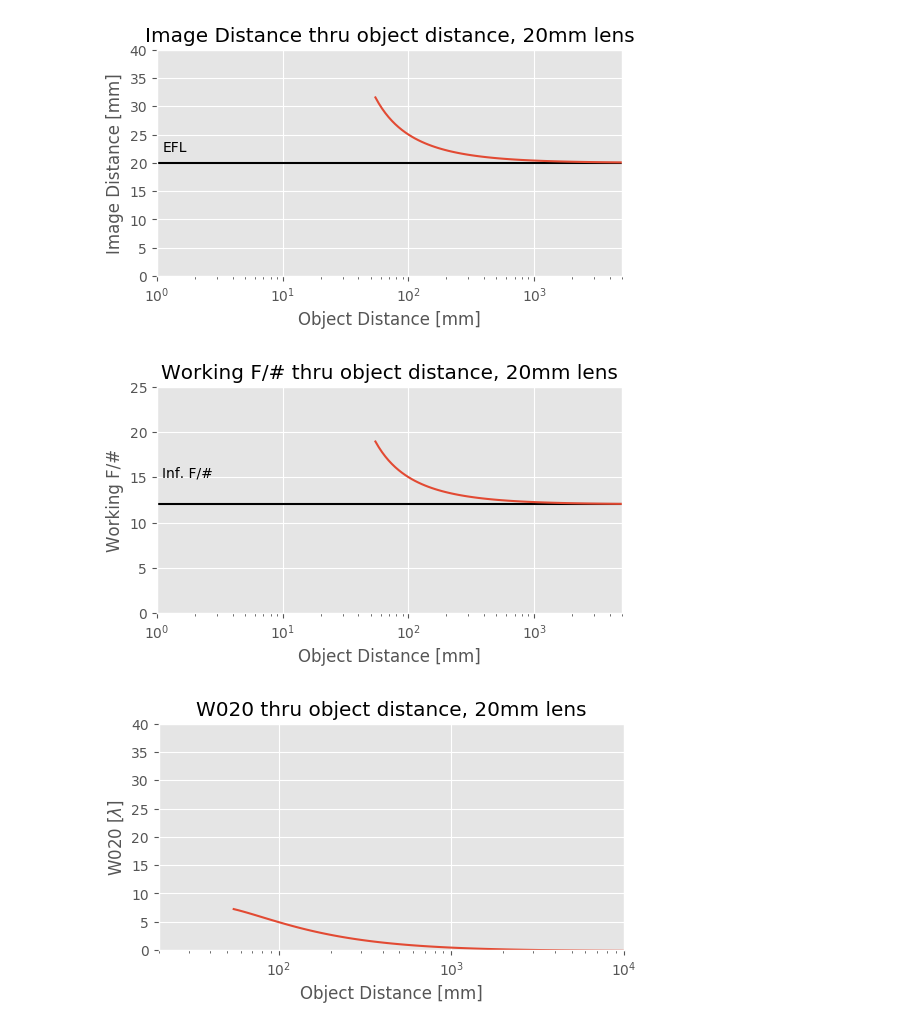
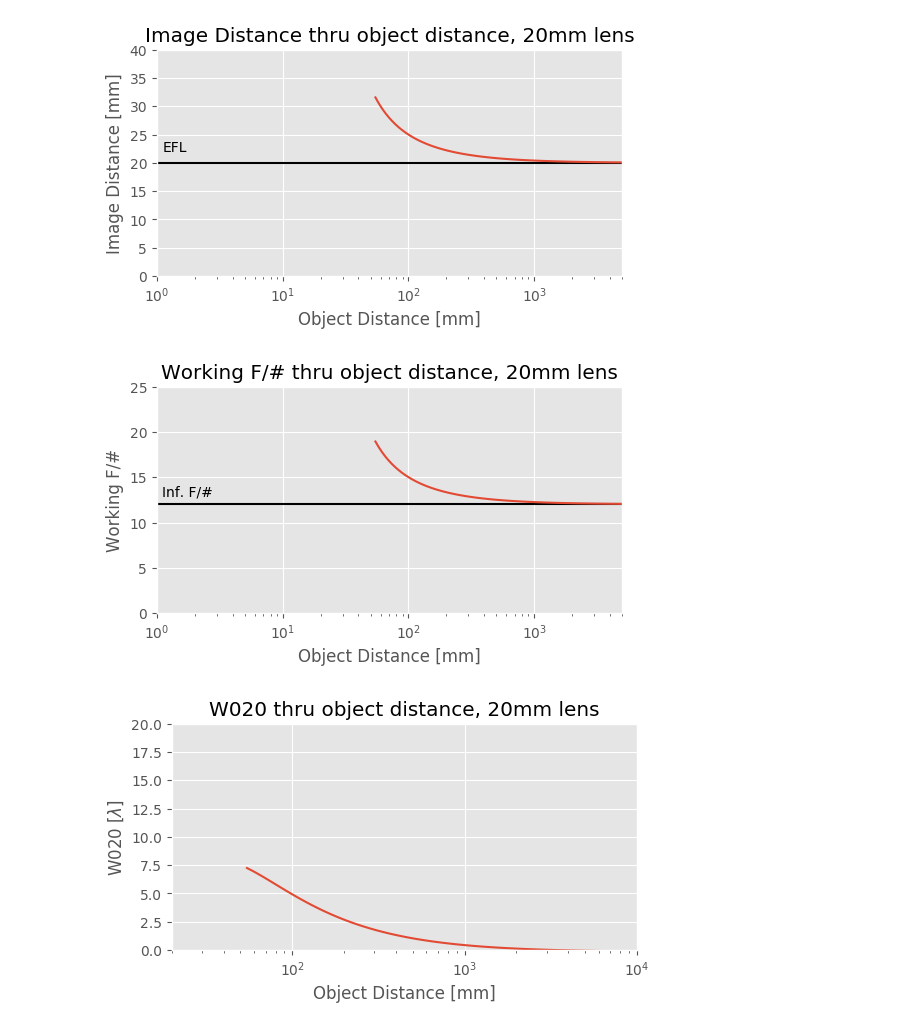
Before and after one commit to fossabot/prysm, a Jupyter notebook: Examples/Thin Lens Models.ipynb, the cells around one changed output. Saved outputs shown, nothing was run; the diff lists cells and outputs as text; code cells hidden in the pictures.

```diff
--- a/Examples/Thin Lens Models.ipynb
+++ b/Examples/Thin Lens Models.ipynb
@@ -50,24 +47,24 @@ fnos2 = thinlens.mag_to_fno(mags, inf_fno)
 fig, ax = plt.subplots(dpi=100, figsize=(6,3))
 ax.semilogx(object_distances, fnos)
 ax.hlines(inf_fno, xmin=1, xmax=1e99)
-ax.text(1.1, inf_fno+3, 'Inf. F/#')
+ax.text(1.1, inf_fno+1, 'Inf. F/#')
 ax.set(xlim=(1,5000), xlabel='Object Distance [mm]',
        ylim=(0, 25), ylabel='Working F/#',
        title='Working F/# thru object distance, 20mm lens');
 # %% [output]
-[figure, old version]
+[figure, new version]
 # %%
 offset = thinlens.object_to_image_dist(efl, 3500)
 image_shifts = image_distances - offset
 defocuses = thinlens.image_displacement_to_defocus(image_shifts*1000, fnos, 0.55)
 
 fig, ax = plt.subplots(dpi=100, figsize=(6,3))
 ax.semilogx(object_distances, defocuses)
 ax.set(xlim=(efl,10000), xlabel='Object Distance [mm]',
-       ylim=(0, 40), ylabel=r'W020 [$\lambda$]',
+       ylim=(0, 20), ylabel=r'W020 [$\lambda$]',
        title='W020 thru object distance, 20mm lens');
 # %% [output]
-[figure, old version]
+[figure, new version]
 # %%
 focus_errors = np.asarray([-500, -400, -300, -200, -100, 0, 100, 200, 300, 400, 500])
 
```
Also changed, not shown: parts of 4 cells of this notebook, 1 other file.
